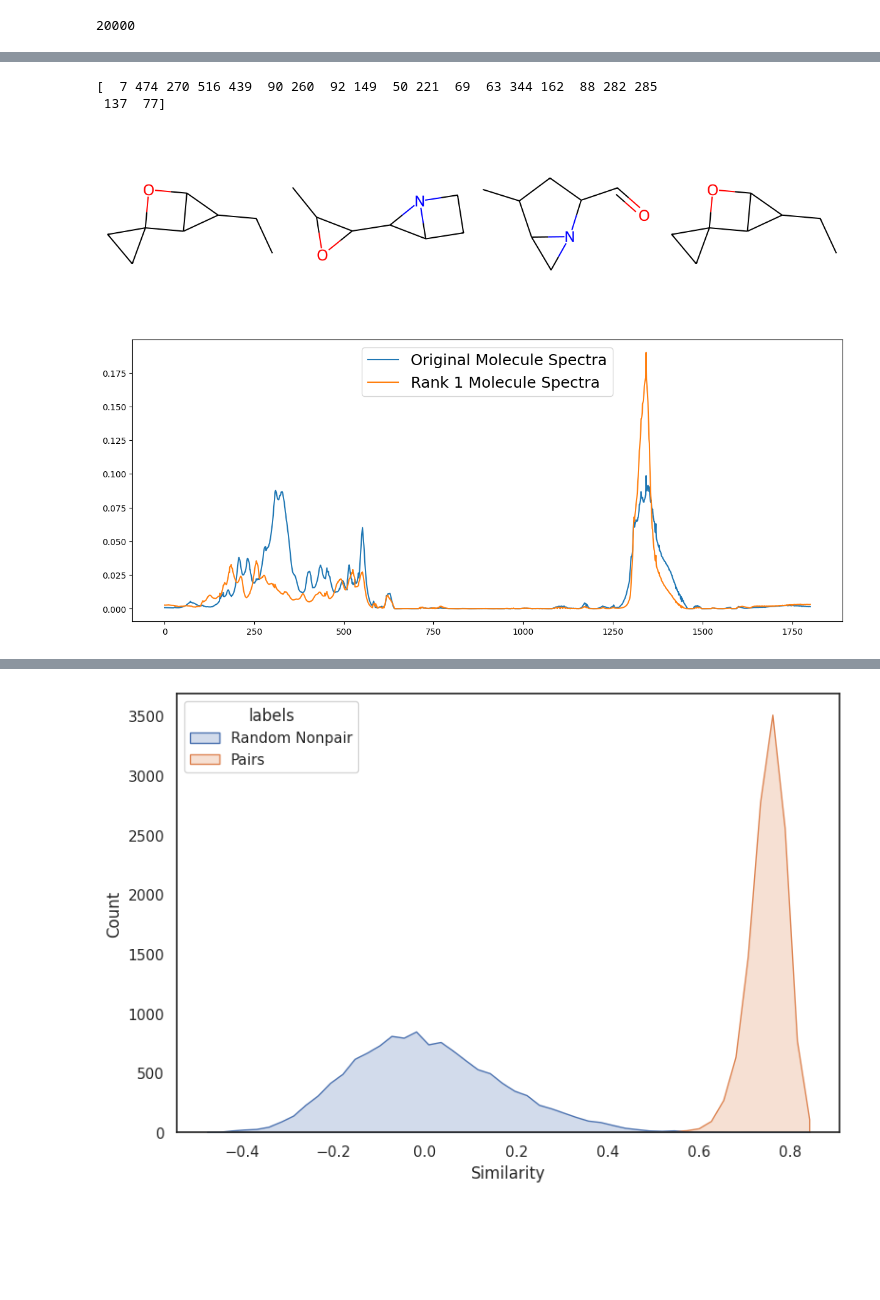
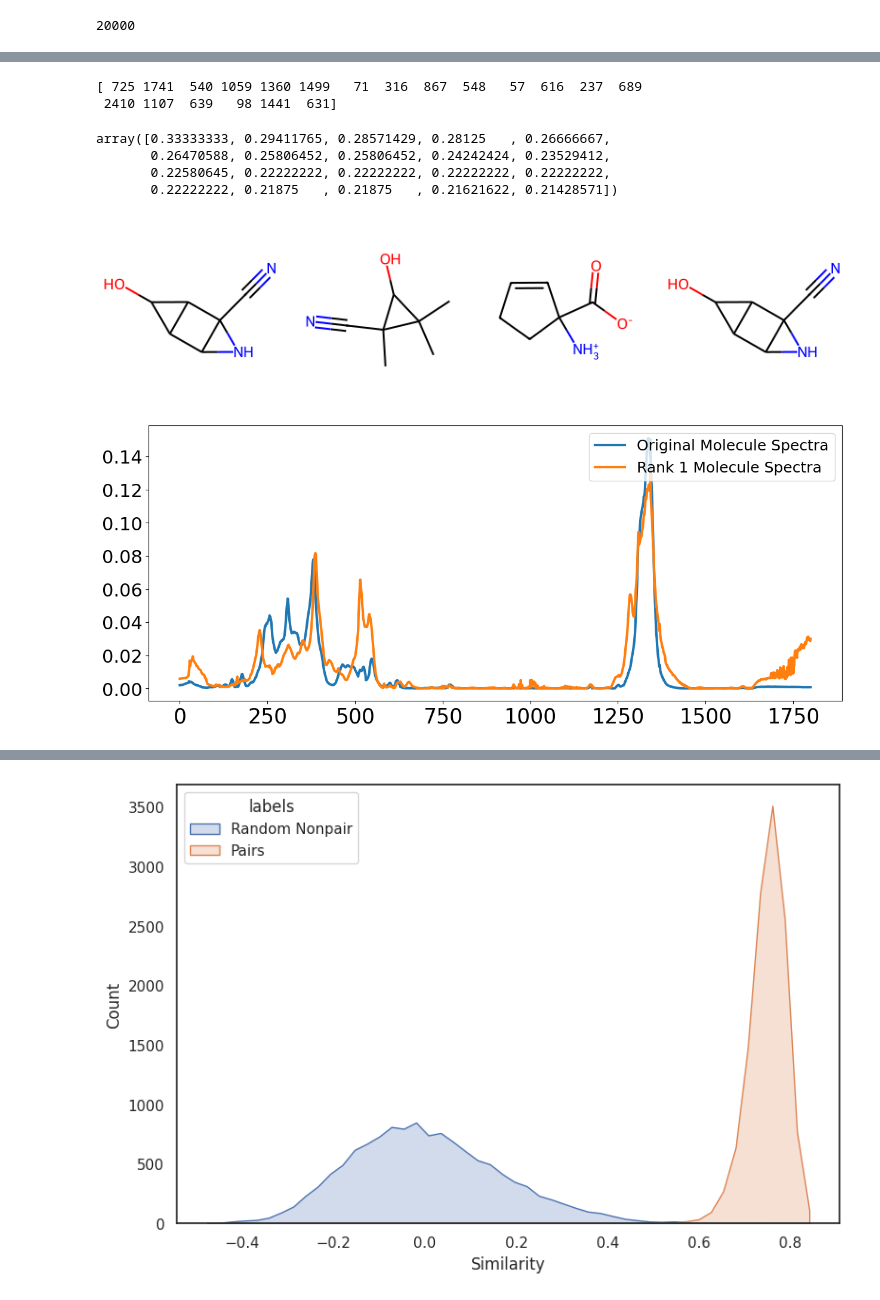
Before and after one commit to kganeshchandan/CLIP_FULL, a Jupyter notebook: visualizations_2.ipynb, the cells around one changed output, grey strips where cells are left out. Drawn from its saved outputs; the diff is of its cells as text; code cells hidden in the pictures; blank space fills up the shorter version.

```diff
--- a/visualizations_2.ipynb
+++ b/visualizations_2.ipynb
@@ -38,5 +36,5 @@ def make_deterministic(random_seed = 0):
 # %%
 make_deterministic(0)
 # %%
-config = yaml.safe_load(open('./checkpoints/FULL_ONLY_DECODER/config.yaml', 'r'))
+config = yaml.safe_load(open('./checkpoints/FULL_COMBINED/config.yaml', 'r'))
 # %%
@@ -170,6 +174,16 @@ def get_mol(one_hot):
 imgs = []
 ids = []
 for i, t in enumerate(hits):
+    if t[0] != i and t[1] == i:
+        og_mol = get_mol(all_smiles[i])
+        first_mol = get_mol(all_smiles[t[0]])
+        second_mol = get_mol(all_smiles[t[1]])
+        third_mol = get_mol(all_smiles[t[2]])
+
+        mols = np.array([og_mol, first_mol, second_mol, third_mol])
+        imgs.append(Draw.MolsToGridImage(mols, molsPerRow=4, returnPNG=False))
+        ids.append([i,t[0], t[1], t[2]])
+
     if t[0] != i and t[2] == i:
         og_mol = get_mol(all_smiles[i])
         first_mol = get_mol(all_smiles[t[0]])
@@ -177,9 +191,31 @@ for i, t in enumerate(hits):
         third_mol = get_mol(all_smiles[t[2]])
 
         mols = np.array([og_mol, first_mol, second_mol, third_mol])
-        imgs.append(Draw.MolsToGridImage(mols, molsPerRow=4, subImgSize=(300, 300), returnPNG=False))
+        imgs.append(Draw.MolsToGridImage(mols, molsPerRow=4, returnPNG=False))
         ids.append([i,t[0], t[1], t[2]])
 # %%
+from rdkit import DataStructs
+# from rdkit import AllChem
+from rdkit.Chem import rdMolDescriptors,AllChem
+def molecule_similarity(mol1, mol2, radius=2, nBits=1024,
+                                      useChirality=False):
+    try:
+        mol1 = Chem.MolFromSmiles(mol1)
+        mol2 = Chem.MolFromSmiles(mol2)
+        fp1 = rdMolDescriptors.GetMorganFingerprintAsBitVect(mol1, radius=radius,
+                                                            nBits=nBits,
+                                                            useChirality=useChirality)
+        fp2 = rdMolDescriptors.GetMorganFingerprintAsBitVect(mol2,
+                                                                radius=radius,
+                                                            nBits=nBits,
+                                                            useChirality=useChirality)
+        # fpgen = AllChem.GetRDKitFPGenerator()
+        # fp1 = fpgen.GetFingerprint(mol1)
+        # fp2 = fpgen.GetFingerprint(mol2)
+        return DataStructs.TanimotoSimilarity(fp1, fp2)
+    except:
+        return 0
+
 def spectral_sim(ir1, ir2):
     ir1 = ir1.numpy()
     ir2 = ir2.numpy()
@@ -187,10 +223,15 @@ def spectral_sim(ir1, ir2):
     ir2 = ir2 / ir2.sum()
     d = ir1*np.log(ir1/ir2)+ir2*np.log(ir2/ir1)
     return 1/(1+d.sum())
+
 sims = []
+molsims = []
 for anchor in range(len(ids)):
-    sim = spectral_sim(all_irs[ids[anchor][0]], (all_irs[ids[anchor][1]]))
+    sim = spectral_sim(all_irs[ids[anchor][0]], all_irs[ids[anchor][1]])
     sims.append(sim)
+    sim = molecule_similarity(get_smile(all_smiles[ids[anchor][0]]), get_smile(all_smiles[ids[anchor][1]]) )
+    molsims.append(sim)
+
 
 def topk_by_sort(input, k, axis=None, ascending=False):
     if not ascending:
@@ -202,8 +243,8 @@ def topk_by_sort(input, k, axis=None, ascending=False):
     val = np.take_along_axis(input, ind, axis=axis)
     return ind, val
 
-inds, vals = topk_by_sort(np.array(sims),20)
+inds, vals = topk_by_sort(np.array(molsims),20)
 print(inds)
 # %% [output]
-[  7 474 270 516 439  90 260  92 149  50 221  69  63 344 162  88 282 285
- 137  77]
+[ 725 1741  540 1059 1360 1499   71  316  867  548   57  616  237  689
+ 2410 1107  639   98 1441  631]
@@ -212,21 +251,29 @@ print(inds)
+# %%
+vals
+# %% [output]
+array([0.33333333, 0.29411765, 0.28571429, 0.28125   , 0.26666667,
+       0.26470588, 0.25806452, 0.25806452, 0.24242424, 0.23529412,
+       0.22580645, 0.22222222, 0.22222222, 0.22222222, 0.22222222,
+       0.22222222, 0.21875   , 0.21875   , 0.21621622, 0.21428571])
 # %%
-anchor = 260
+anchor = 323
 imgs[anchor].save('rdkit_rank3_misalign.png')
 imgs[anchor]
 # %% [output]
-[figure, old version]
+[figure, new version]
 # %%
 import matplotlib.pyplot as plt
 %matplotlib inline
 
 plt.figure(figsize=(15, 6))
-plt.plot(all_irs[ids[anchor][0]], label="Original Molecule Spectra")
-plt.plot(all_irs[ids[anchor][1]], label= "Rank 1 Molecule Spectra")
-
-plt.legend(fontsize="18", loc="upper center")
+plt.plot(all_irs[ids[anchor][0]], label="Original Molecule Spectra", linewidth=3)
+plt.plot(all_irs[ids[anchor][1]], label= "Rank 1 Molecule Spectra", linewidth=3)
+plt.xticks(fontsize=25)
+plt.yticks(fontsize=22)
+plt.legend(fontsize="18", loc="upper right")
 plt.savefig("misaligned_rank3_sim.png", dpi=300)
 # %% [output]
-[figure, old version]
+[figure, new version]
 # %%
 from rdkit import DataStructs
 from rdkit.Chem import rdMolDescriptors
```
Also changed, not shown: parts of 5 cells of this notebook, 3 other files.
